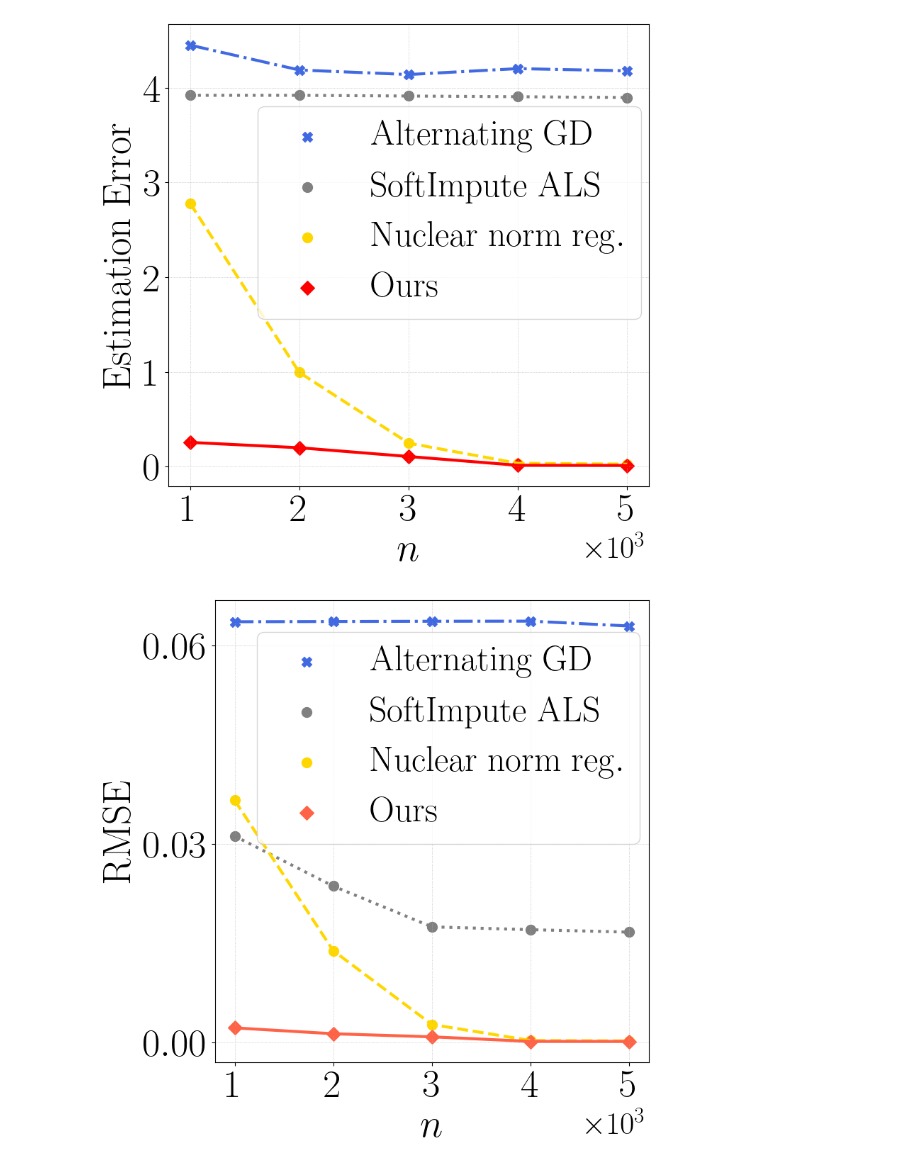
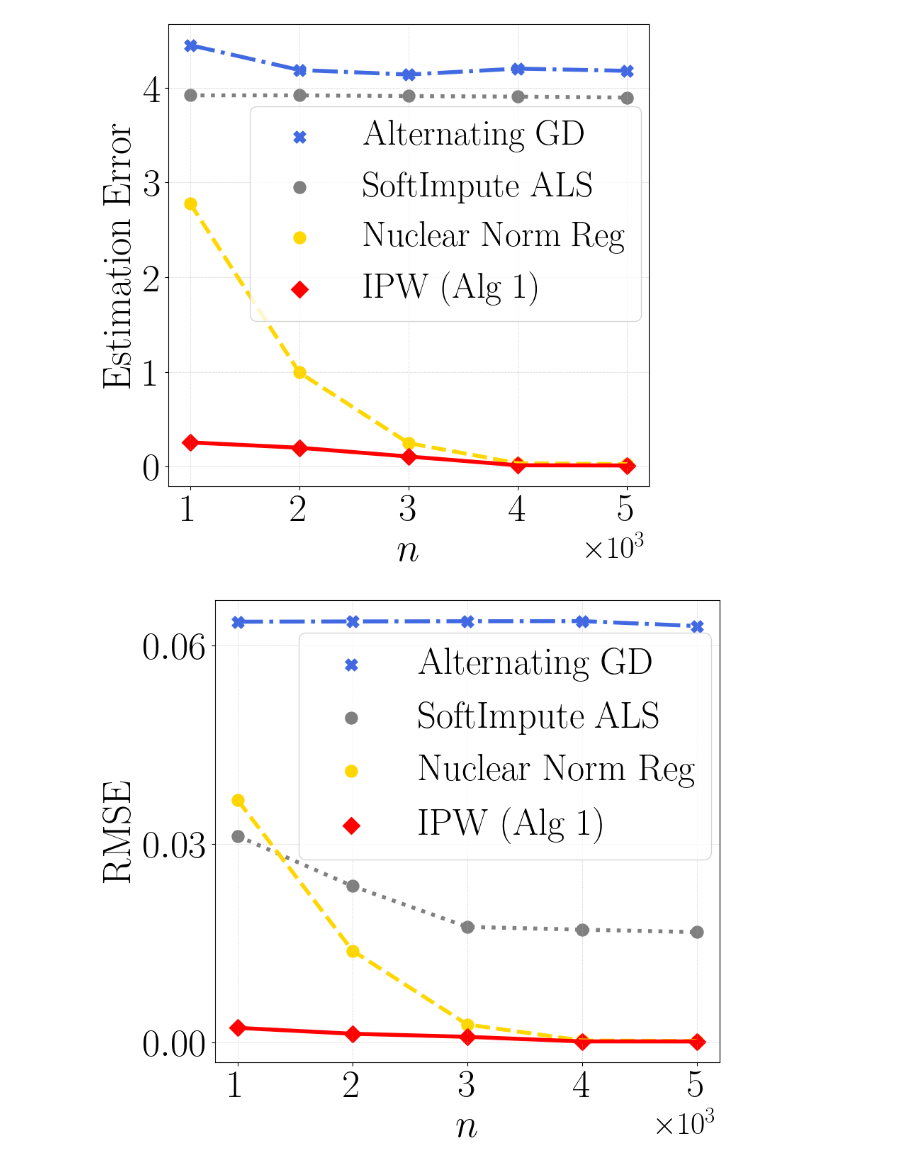
Before and after one commit to VirtuosoResearch/Matrix-completion-from-ultrasparse-samples, a Jupyter notebook: revised_figures/two_observations_per_row.ipynb, the cells around one changed output. Cells and saved outputs as stored; diff of their text form; code cells hidden in the pictures.

```diff
--- a/revised_figures/two_observations_per_row.ipynb
+++ b/revised_figures/two_observations_per_row.ipynb
@@ -39,15 +39,15 @@ f, ax = plt.subplots(figsize=(8,8))
 #print(ob2_err_mean)
 #print(err_mean)
 
-plt.plot(d1, alt_GD, lw=3, color='royalblue',ls="dashdot" )
-plt.plot(d1, softimpute_als, lw=3, color='grey', ls="dotted")
-plt.plot(d1, nuclear_reg, lw=3, color='gold', ls="dashed")
-plt.plot(d1, iipw, color='red',lw=3)
+plt.plot(d1, alt_GD, lw=4, color='royalblue',ls="dashdot" )
+plt.plot(d1, softimpute_als, lw=4, color='grey', ls="dotted")
+plt.plot(d1, nuclear_reg, lw=4, color='gold', ls="dashed")
+plt.plot(d1, iipw, color='red',lw=4)
 
-plt.scatter(d1, alt_GD, s=100, color='royalblue', label=r"$\mathrm{Alternating~GD}$", marker="X")
-plt.scatter(d1, softimpute_als, s=100, color='grey', label=r"$\mathrm{SoftImpute~ALS}$", marker="o")
-plt.scatter(d1, nuclear_reg, s=100, color='gold', label=r"$\mathrm{Nuclear~norm~reg.}$")
-plt.scatter(d1, iipw, s=100, color='red', label=r"$\mathrm{Ours}$", marker="D")
+plt.scatter(d1, alt_GD, s=150, color='royalblue', label=r"$\mathrm{Alternating~GD}$", marker="X")
+plt.scatter(d1, softimpute_als, s=150, color='grey', label=r"$\mathrm{SoftImpute~ALS}$", marker="o")
+plt.scatter(d1, nuclear_reg, s=150, color='gold', label=r"$\mathrm{Nuclear~Norm~Reg}$")
+plt.scatter(d1, iipw, s=150, color='red', label=r"$\mathrm{IPW~(Alg~1)}$", marker="D")
 
 plt.legend(fontsize=36, loc='upper right', bbox_to_anchor=(1.02, 0.86))
 
@@ -68,7 +68,7 @@ plt.savefig(plot_name, bbox_inches='tight', format="pdf", dpi=1200)
 plt.show()
 plt.close()
 # %% [output]
-[figure, old version]
+[figure, new version]
 # %%
 # observed entries
 # d1 = [1000, 5000, 10000, 20000, 30000]
@@ -85,41 +85,41 @@ softimpute_als_rmse = np.array([0.0312063, 0.0236438, 0.0174827, 0.0170593, 0.01
 nuclear_reg_rmse = np.array([0.0366157, 0.0138755, 0.0027262, 0.0003098, 0.0002425])
 #iipw_1_rmse = np.array([0.0497238, 0.0205959, 0.0140485, 0.0097816, 0.0077941])
 #iipw_rmse = np.array([0.0325514, 0.0112466, 0.0040286, 0.0007947, 0.0003541])
 iipw_rmse = np.array([0.0022180, 0.0013304, 0.0008650, 0.0001721, 0.0001639])
 
-f, ax = plt.subplots(figsize=(8,8))
+f, ax = plt.subplots(figsize=(9,8))
 
-plt.plot(d1, alt_GD_rmse, lw=3, color='royalblue',ls="dashdot")
-plt.plot(d1, softimpute_als_rmse, lw=3, color='grey', ls="dotted")
-plt.plot(d1, nuclear_reg_rmse, lw=3, color='gold', ls="dashed")
-plt.plot(d1, iipw_rmse, color='tomato',lw=3)
+plt.plot(d1, alt_GD_rmse, lw=4, color='royalblue',ls="dashdot")
+plt.plot(d1, softimpute_als_rmse, lw=4, color='grey', ls="dotted")
+plt.plot(d1, nuclear_reg_rmse, lw=4, color='gold', ls="dashed")
+plt.plot(d1, iipw_rmse, color='red',lw=4)
 
-plt.scatter(d1, alt_GD_rmse, s=100, color='royalblue', label=r"$\mathrm{Alternating~GD}$", marker="X")
-plt.scatter(d1, softimpute_als_rmse, s=100, color='grey', label=r"$\mathrm{SoftImpute~ALS}$", marker="o")
-plt.scatter(d1, nuclear_reg_rmse, s=100, color='gold', label=r"$\mathrm{Nuclear~norm~reg.}$")
-plt.scatter(d1, iipw_rmse, s=100, color='tomato', label=r"$\mathrm{Ours}$", marker="D")
+plt.scatter(d1, alt_GD_rmse, s=150, color='royalblue', label=r"$\mathrm{Alternating~GD}$", marker="X")
+plt.scatter(d1, softimpute_als_rmse, s=150, color='grey', label=r"$\mathrm{SoftImpute~ALS}$", marker="o")
+plt.scatter(d1, nuclear_reg_rmse, s=150, color='gold', label=r"$\mathrm{Nuclear~Norm~Reg}$")
+plt.scatter(d1, iipw_rmse, s=150, color='red', label=r"$\mathrm{IPW~(Alg~1)}$", marker="D")
 
-plt.legend(fontsize=36, loc='upper right', bbox_to_anchor=(1.02, 0.97))
+plt.legend(fontsize=38, loc='upper right', bbox_to_anchor=(1.02, 0.97))
 
 plt.xlabel(r"$n$", fontsize=40)
 plt.ylabel(r"$\mathrm{RMSE}$", fontsize=40)
 
 plt.xticks(d1, fontsize=40)
 plt.ticklabel_format(style='sci', scilimits=(0,0), axis='x')
 
 ax.xaxis.get_offset_text().set_fontsize(32)
 
 #plt.yticks([0.5, 1.0, 1.5], fontsize=40)
 plt.yticks([0, 0.03, 0.06], fontsize=40)
 formatter = ScalarFormatter(useMathText=True)
 formatter.set_powerlimits((4, 4))
 
 plt.grid(lw=0.5, ls=":")
 plt.tight_layout()
 plot_name = f"two_per_row_rmse.pdf"
 plt.savefig(plot_name, bbox_inches='tight', format="pdf", dpi=1200)
 
 plt.show()
 plt.close()
 # %% [output]
-[figure, old version]
+[figure, new version]
```
Also changed, not shown: 11 other files.
